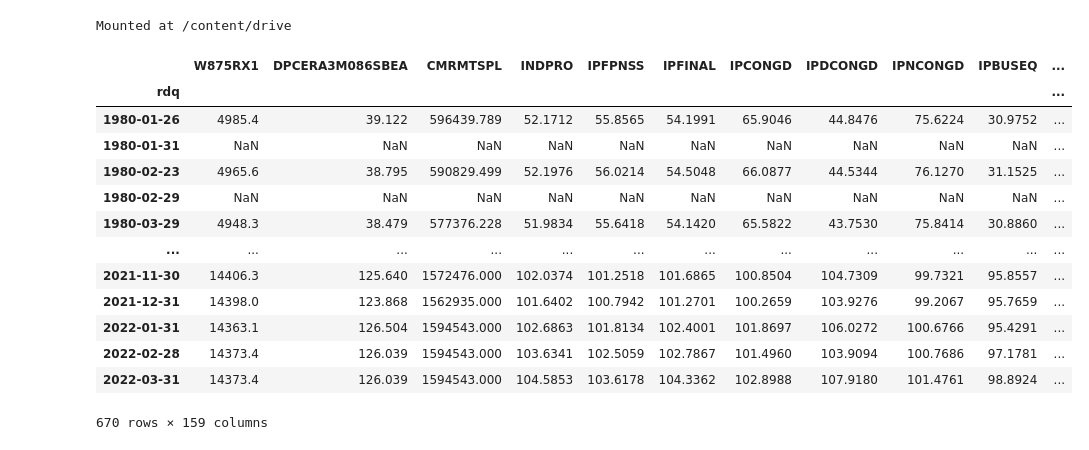
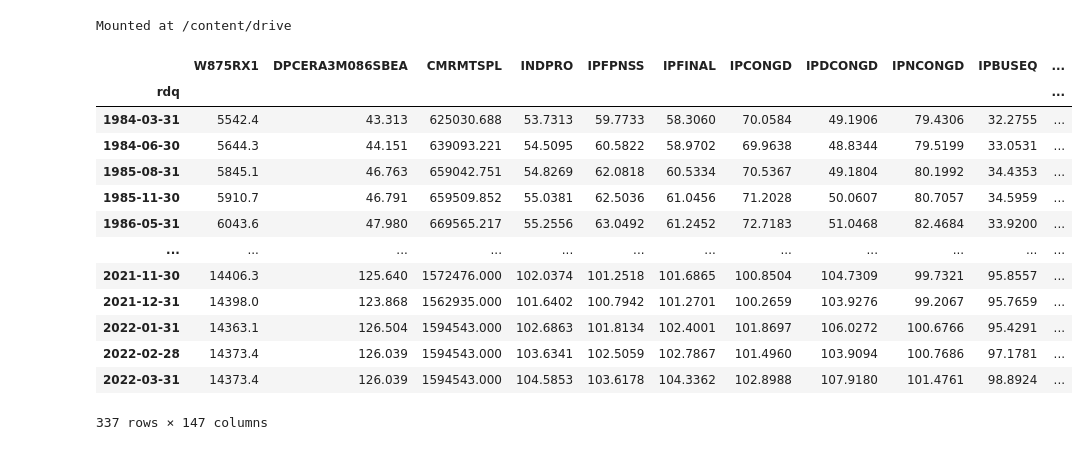
Before and after one commit to adaluka/Deep-Learning-Project, a Jupyter notebook: model/lstm.ipynb, the cells around one changed output. Cells and saved outputs as stored; diff of their text form; code cells hidden in the pictures.

```diff
--- a/model/lstm.ipynb
+++ b/model/lstm.ipynb
@@ -37,26 +37,26 @@ if not os.path.isdir('/content/drive'):
 # %% [output]
 Mounted at /content/drive
 # %%
-macro_df = pd.read_csv('/content/drive/MyDrive/11-785/Project/macro_features_final.csv',index_col=0).loc[start_date:]
+macro_df = pd.read_csv('/content/drive/MyDrive/11-785/Project/macro_features_final_dropna.csv',index_col=0).loc[start_date:]
 macro_df = macro_df.dropna(axis=0,how='all')
 macro_df = macro_df.dropna(axis=1,how='all')
 # features_idx = macro_df.columns
 macro_df
 # %% [output]
 |  | W875RX1 | DPCERA3M086SBEA | CMRMTSPL | INDPRO | IPFPNSS | IPFINAL | IPCONGD | IPDCONGD | IPNCONGD | IPBUSEQ | ... |
 | rdq |  |  |  |  |  |  |  |  |  |  | ... |
-| 1980-01-26 | 4985.4 | 39.122 | 596439.789 | 52.1712 | 55.8565 | 54.1991 | 65.9046 | 44.8476 | 75.6224 | 30.9752 | ... |
-| 1980-01-31 | NaN | NaN | NaN | NaN | NaN | NaN | NaN | NaN | NaN | NaN | ... |
-| 1980-02-23 | 4965.6 | 38.795 | 590829.499 | 52.1976 | 56.0214 | 54.5048 | 66.0877 | 44.5344 | 76.1270 | 31.1525 | ... |
-| 1980-02-29 | NaN | NaN | NaN | NaN | NaN | NaN | NaN | NaN | NaN | NaN | ... |
-| 1980-03-29 | 4948.3 | 38.479 | 577376.228 | 51.9834 | 55.6418 | 54.1420 | 65.5822 | 43.7530 | 75.8414 | 30.8860 | ... |
+| 1984-03-31 | 5542.4 | 43.313 | 625030.688 | 53.7313 | 59.7733 | 58.3060 | 70.0584 | 49.1906 | 79.4306 | 32.2755 | ... |
+| 1984-06-30 | 5644.3 | 44.151 | 639093.221 | 54.5095 | 60.5822 | 58.9702 | 69.9638 | 48.8344 | 79.5199 | 33.0531 | ... |
+| 1985-08-31 | 5845.1 | 46.763 | 659042.751 | 54.8269 | 62.0818 | 60.5334 | 70.5367 | 49.1804 | 80.1992 | 34.4353 | ... |
+| 1985-11-30 | 5910.7 | 46.791 | 659509.852 | 55.0381 | 62.5036 | 61.0456 | 71.2028 | 50.0607 | 80.7057 | 34.5959 | ... |
+| 1986-05-31 | 6043.6 | 47.980 | 669565.217 | 55.2556 | 63.0492 | 61.2452 | 72.7183 | 51.0468 | 82.4684 | 33.9200 | ... |
 | ... | ... | ... | ... | ... | ... | ... | ... | ... | ... | ... | ... |
 | 2021-11-30 | 14406.3 | 125.640 | 1572476.000 | 102.0374 | 101.2518 | 101.6865 | 100.8504 | 104.7309 | 99.7321 | 95.8557 | ... |
 | 2021-12-31 | 14398.0 | 123.868 | 1562935.000 | 101.6402 | 100.7942 | 101.2701 | 100.2659 | 103.9276 | 99.2067 | 95.7659 | ... |
 | 2022-01-31 | 14363.1 | 126.504 | 1594543.000 | 102.6863 | 101.8134 | 102.4001 | 101.8697 | 106.0272 | 100.6766 | 95.4291 | ... |
 | 2022-02-28 | 14373.4 | 126.039 | 1594543.000 | 103.6341 | 102.5059 | 102.7867 | 101.4960 | 103.9094 | 100.7686 | 97.1781 | ... |
 | 2022-03-31 | 14373.4 | 126.039 | 1594543.000 | 104.5853 | 103.6178 | 104.3362 | 102.8988 | 107.9180 | 101.4761 | 98.8924 | ... |
-670 rows × 159 columns
+337 rows × 147 columns
 # %%
 returns_df = pd.read_csv('/content/drive/MyDrive/11-785/Project/returns.csv',index_col=0).loc[start_date:]
 returns_df = returns_df.dropna(axis=0,how='all')
```
Also changed, not shown: parts of 9 cells of this notebook.
